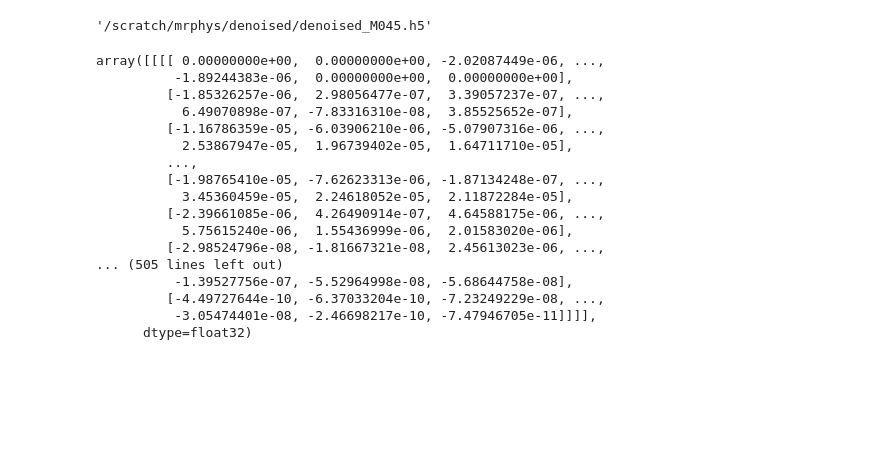
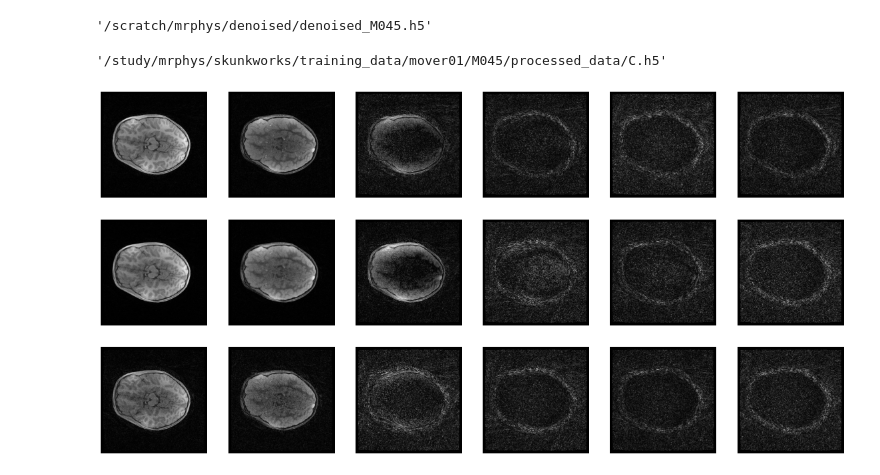
Before and after one commit to 2aron-chen/Skunkworks, a Jupyter notebook: evaluation.ipynb, the cells around one changed output. Drawn from its saved outputs; the diff is of its cells as text; code cells hidden in the pictures; blank space fills up the shorter version.

```diff
--- a/evaluation.ipynb
+++ b/evaluation.ipynb
@@ -8,0 +7,4 @@ allDenoisedImages = sorted(glob("/scratch/mrphys/denoised/*"))
+# %%
+allDenoisedImages = sorted(glob("/scratch/mrphys/denoised/*"))
+allOrginalImages = sorted(glob("/study/mrphys/skunkworks/training_data/mover01/*/processed_data/C.h5"))
+allNoisyImages = sorted(glob("/study/mrphys/skunkworks/training_data/mover01/*/processed_data/acc_2min/C.h5"))
@@ -10,38 +16,7 @@ allDenoisedImages = sorted(glob("/scratch/mrphys/denoised/*"))
 allDenoisedImages[40]
 # %% [output]
 '/scratch/mrphys/denoised/denoised_M045.h5'
-# %%
-with h5py.File(allDenoisedImages[0],'r') as hf:
-    prefix = 'C_000_0'
-    imagestackReal = []
-    imagestackImag = []
-    for i in range(6):
-        n = prefix + str(i).zfill(2)
-        image = hf['Images'][n]
-        imagestackReal.append(np.array(image['real']))
-        imagestackImag.append(np.array(image['imag']))
-        if i==0:
-            normScale = np.max([np.abs(np.array(image['real'])).max(), np.abs(np.array(image['imag'])).max()])
-    imagestackReal = np.array(imagestackReal)/normScale
-    imagestackImag = np.array(imagestackImag)/normScale
-# %%
-imagestackReal.shape
-imagestackReal
-# %% [output]
-array([[[[ 0.00000000e+00,  0.00000000e+00, -2.02087449e-06, ...,
-          -1.89244383e-06,  0.00000000e+00,  0.00000000e+00],
-         [-1.85326257e-06,  2.98056477e-07,  3.39057237e-07, ...,
-           6.49070898e-07, -7.83316310e-08,  3.85525652e-07],
-         [-1.16786359e-05, -6.03906210e-06, -5.07907316e-06, ...,
-           2.53867947e-05,  1.96739402e-05,  1.64711710e-05],
-         ...,
-         [-1.98765410e-05, -7.62623313e-06, -1.87134248e-07, ...,
-           3.45360459e-05,  2.24618052e-05,  2.11872284e-05],
-         [-2.39661085e-06,  4.26490914e-07,  4.64588175e-06, ...,
-           5.75615240e-06,  1.55436999e-06,  2.01583020e-06],
-         [-2.98524796e-08, -1.81667321e-08,  2.45613023e-06, ...,
-... (505 lines left out)
-          -1.39527756e-07, -5.52964998e-08, -5.68644758e-08],
-         [-4.49727644e-10, -6.37033204e-10, -7.23249229e-08, ...,
-          -3.05474401e-08, -2.46698217e-10, -7.47946705e-11]]]],
-      dtype=float32)
+# %%
+allOrginalImages[40]
+# %% [output]
+'/study/mrphys/skunkworks/training_data/mover01/M045/processed_data/C.h5'
@@ -48,2 +64,20 @@ array([[[[ 0.00000000e+00,  0.00000000e+00, -2.02087449e-06, ...,
+# %%
+getSubject(10)
+fig, ax = plt.subplots(3,6,figsize=(20,10))
+plt.gray()
+for i in range(6):
+    ax[0, i].axis('off')
+    ax[0, i].imshow(np.abs(originalImagestackReal[i, 128]))
+    # ax[0].set_title("Full Scan")
+    ax[1, i].axis('off')
+    ax[1, i].imshow(np.abs(denoisedImagestackReal[i, 128]))
+    # ax[1].set_title("Denoised or Predict")
+    ax[2, i].axis('off')
+    ax[2, i].imshow(np.abs(noisyImagestackReal[i, 128]))
+    # ax[2].set_title("2 min")
+
+plt.show()
+# %% [output]
+[figure, added]
 # %%
 plt.gray()
```
Also changed, not shown: parts of 6 cells of this notebook.
